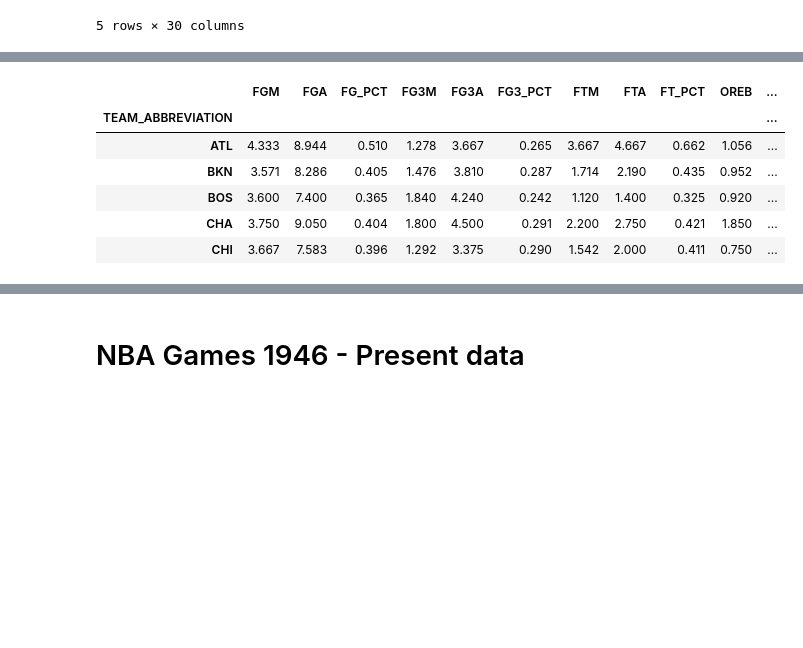
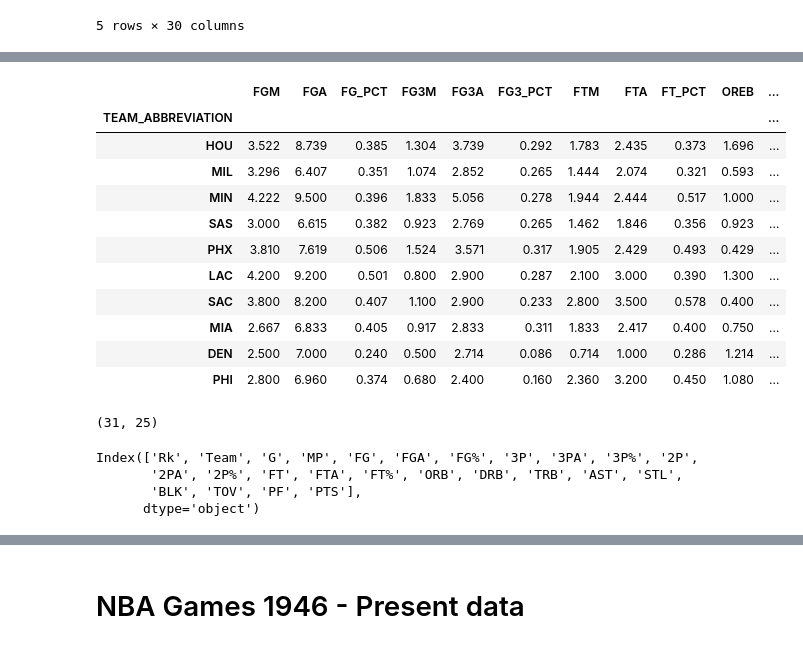
Before and after one commit to pshukl21/CollabProject, a Jupyter notebook: nbaModel.ipynb, the cells around one changed output, grey strips where cells are left out. Cells and saved outputs as stored; diff of their text form; code cells hidden in the pictures; blank space fills up the shorter version.

Commit message:
read in all the data

```diff
--- a/nbaModel.ipynb
+++ b/nbaModel.ipynb
@@ -47,12 +45,30 @@ player_stats
 # %%
 # team stats in this span
 columns_to_exclue = ['Unnamed: 0', 'GAME_ID','PLAYER_ID','TEAM_ID']
-round(df_boxscores.groupby(by='TEAM_ABBREVIATION').agg("mean", numeric_only=True).drop(columns=columns_to_exclue),3).head()
+round(df_boxscores.groupby(by='TEAM_ABBREVIATION').agg("mean", numeric_only=True).drop(columns=columns_to_exclue),3).sample(10)
 # %% [output]
 |  | FGM | FGA | FG_PCT | FG3M | FG3A | FG3_PCT | FTM | FTA | FT_PCT | OREB | ... |
 | TEAM_ABBREVIATION |  |  |  |  |  |  |  |  |  |  | ... |
-| ATL | 4.333 | 8.944 | 0.510 | 1.278 | 3.667 | 0.265 | 3.667 | 4.667 | 0.662 | 1.056 | ... |
-| BKN | 3.571 | 8.286 | 0.405 | 1.476 | 3.810 | 0.287 | 1.714 | 2.190 | 0.435 | 0.952 | ... |
-| BOS | 3.600 | 7.400 | 0.365 | 1.840 | 4.240 | 0.242 | 1.120 | 1.400 | 0.325 | 0.920 | ... |
-| CHA | 3.750 | 9.050 | 0.404 | 1.800 | 4.500 | 0.291 | 2.200 | 2.750 | 0.421 | 1.850 | ... |
-| CHI | 3.667 | 7.583 | 0.396 | 1.292 | 3.375 | 0.290 | 1.542 | 2.000 | 0.411 | 0.750 | ... |
+| HOU | 3.522 | 8.739 | 0.385 | 1.304 | 3.739 | 0.292 | 1.783 | 2.435 | 0.373 | 1.696 | ... |
+| MIL | 3.296 | 6.407 | 0.351 | 1.074 | 2.852 | 0.265 | 1.444 | 2.074 | 0.321 | 0.593 | ... |
+| MIN | 4.222 | 9.500 | 0.396 | 1.833 | 5.056 | 0.278 | 1.944 | 2.444 | 0.517 | 1.000 | ... |
+| SAS | 3.000 | 6.615 | 0.382 | 0.923 | 2.769 | 0.265 | 1.462 | 1.846 | 0.356 | 0.923 | ... |
+| PHX | 3.810 | 7.619 | 0.506 | 1.524 | 3.571 | 0.317 | 1.905 | 2.429 | 0.493 | 0.429 | ... |
+| LAC | 4.200 | 9.200 | 0.501 | 0.800 | 2.900 | 0.287 | 2.100 | 3.000 | 0.390 | 1.300 | ... |
+| SAC | 3.800 | 8.200 | 0.407 | 1.100 | 2.900 | 0.233 | 2.800 | 3.500 | 0.578 | 0.400 | ... |
+| MIA | 2.667 | 6.833 | 0.405 | 0.917 | 2.833 | 0.311 | 1.833 | 2.417 | 0.400 | 0.750 | ... |
+| DEN | 2.500 | 7.000 | 0.240 | 0.500 | 2.714 | 0.086 | 0.714 | 1.000 | 0.286 | 1.214 | ... |
+| PHI | 2.800 | 6.960 | 0.374 | 0.680 | 2.400 | 0.160 | 2.360 | 3.200 | 0.450 | 1.080 | ... |
+# %%
+team_stats2_data_path = os.path.join(notebook_directory,'data','2025teamstats.csv')
+df_teamstats2025 = pd.read_csv(team_stats2_data_path)
+np.shape(df_teamstats2025)
+# %% [output]
+(31, 25)
+# %%
+df_teamstats2025.columns
+# %% [output]
+Index(['Rk', 'Team', 'G', 'MP', 'FG', 'FGA', 'FG%', '3P', '3PA', '3P%', '2P',
+       '2PA', '2P%', 'FT', 'FTA', 'FT%', 'ORB', 'DRB', 'TRB', 'AST', 'STL',
+       'BLK', 'TOV', 'PF', 'PTS'],
+      dtype='object')
```
Also changed, not shown: parts of 10 cells of this notebook.
